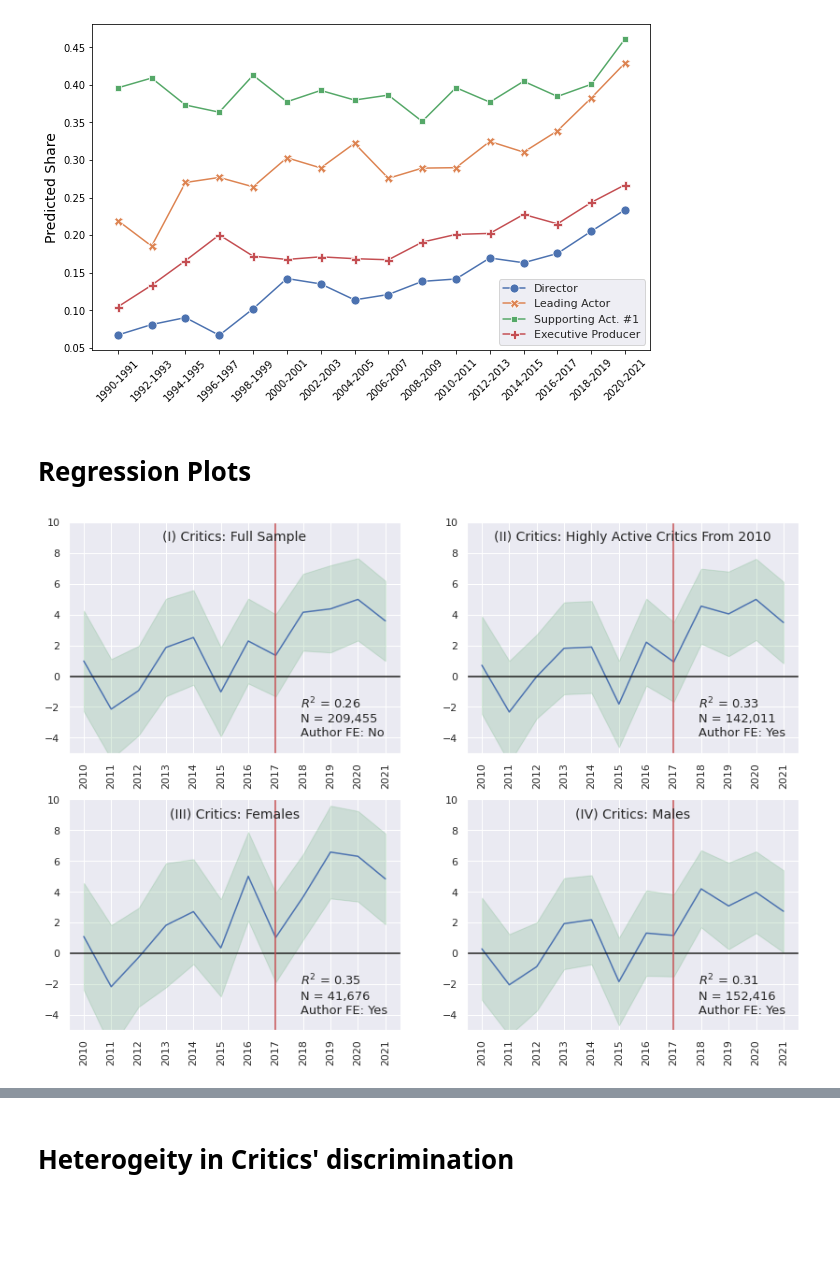
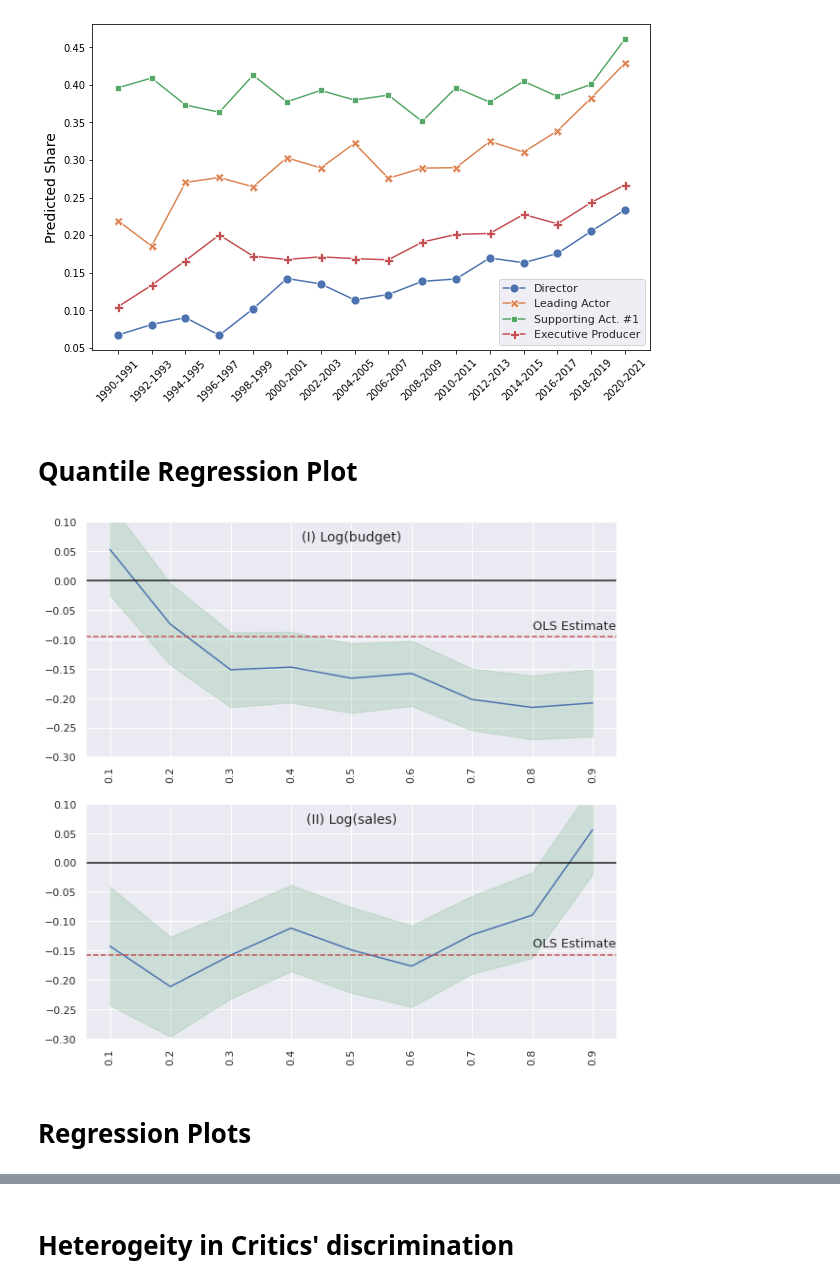
Before and after one commit to mahyarhabibi/GenderGaps_Hollywood, a Jupyter notebook: Codes/tables_graphs_pub.ipynb, the cells around one changed output, grey strips where cells are left out. Drawn from its saved outputs; the diff is of its cells as text; code cells hidden in the pictures; blank space fills up the shorter version.

```diff
--- a/Codes/tables_graphs_pub.ipynb
+++ b/Codes/tables_graphs_pub.ipynb
@@ -124,3 +108,5 @@ ax.legend(labels=['Director', 'Leading Actor', 'Supporting Act. #1', 'Executive
 fig.savefig(results_dir + 'fig_shares.jpg', dpi=300,bbox_inches='tight')
 # %% [output]
 [figure]
+# %% [markdown]
+# Quantile Regression Plot
@@ -127,3 +119,34 @@ fig.savefig(results_dir + 'fig_shares.jpg', dpi=300,bbox_inches='tight')
+# %%
+def qreg_plot(ax, df_qreg, ols_estimate):
+  q_values = [round(q,2) for q in df_qreg['q'].values]
+  coefs = df_qreg['coef'].values
+  ubar = df_qreg['ub'].values
+  lbar = df_qreg['lb'].values
+
+  labels=[f'{q}' for q in q_values]
+  ax.plot(labels, coefs, 'b-', label='mean_1')
+  ax.fill_between(labels, lbar, ubar, color='g', alpha=0.2)
+  ax.tick_params(axis='x', rotation=90)
+  ax.axhline(y= ols_estimate, color = 'r', ls = '--')
+  ax.axhline(y= 0, color = 'k')
+  ax.text(7, ols_estimate + .03, "OLS Estimate",
+          fontsize=13,verticalalignment='top')
+# %%
+ols_sale = ols_results['Sales']['OLS']['spec5']['coef D_Female'][0]
+ols_budg = ols_results['Budget']['OLS']['spec5']['coef D_Female'][0]
+sns.set()
+fig, axes = plt.subplots(2,1 ,figsize=(10,10))
+qreg_plot(axes[0], df_qreg_budg, ols_budg)
+qreg_plot(axes[1], df_qreg_sale, ols_sale)
+
+axes[0].set_title("(I) Log(budget)", fontsize=14, y=1.0, pad=-20)
+axes[1].set_title("(II) Log(sales)", fontsize=14, y=1.0, pad=-20)
+
+for ax in fig.get_axes():
+  ax.set_ylim(-0.30,0.1)
+fig.savefig(results_dir + 'quantile_regressions.jpg', dpi=300,bbox_inches='tight')
+# %% [output]
+[figure, added]
 # %% [markdown]
 # Regression Plots
 # %%
@@ -176,35 +175,3 @@ def regplot(ax, coefs, lower_bar, upper_bar,N=0,R2=0.0, ind_fe = 'No'):
         verticalalignment='top')
 # %%
 # Yearly Estimates Baseline:
-# %%
-sns.set()
-fig, axes = plt.subplots(2,2 ,figsize=(14,10))
-regplot(axes[0,0], coefs_yr_base,lowbar_base,upbar_base ,int(nobs_base),
-        round(r2_base,2))
-
-regplot(axes[0,1], coefs_yr_cfe, lowbar_cfe, upbar_cfe,  int(nobs_cfe),
-        round(r2_cfe,2), 'Yes')
-
-regplot(axes[1,0], coefs_yr_fem,lowbar_fem,upbar_fem ,int(nobs_fem),
-        round(r2_fem,2), 'Yes' )
-
-regplot(axes[1,1], coefs_yr_mal, lowbar_mal, upbar_mal,  int(nobs_mal),
-        round(r2_mal,2), 'Yes')
-
-
-axes[0,0].set_title("(I) Critics: Full Sample", fontsize=14, y=1.0, pad=-20)
-axes[0,1].set_title("(II) Critics: Highly Active Critics From 2010", fontsize=14, y=1.0, pad=-20)
-axes[1,0].set_title("(III) Critics: Females", fontsize=14, y=1.0, pad=-20)
-axes[1,1].set_title("(IV) Critics: Males", fontsize=14, y=1.0, pad=-20)
-
-
-for ax in fig.get_axes():
-  ax.set_ylim(-5,10)
-
-# axes[2,0].set_ylim(-10,10)
-# axes[2,1].set_ylim(-10,10)
-
-
-fig.savefig(results_dir + 'regressions_director.jpg', dpi=300,bbox_inches='tight')
-# %% [output]
-[figure, removed]
```
Also changed, not shown: parts of 9 cells of this notebook.
